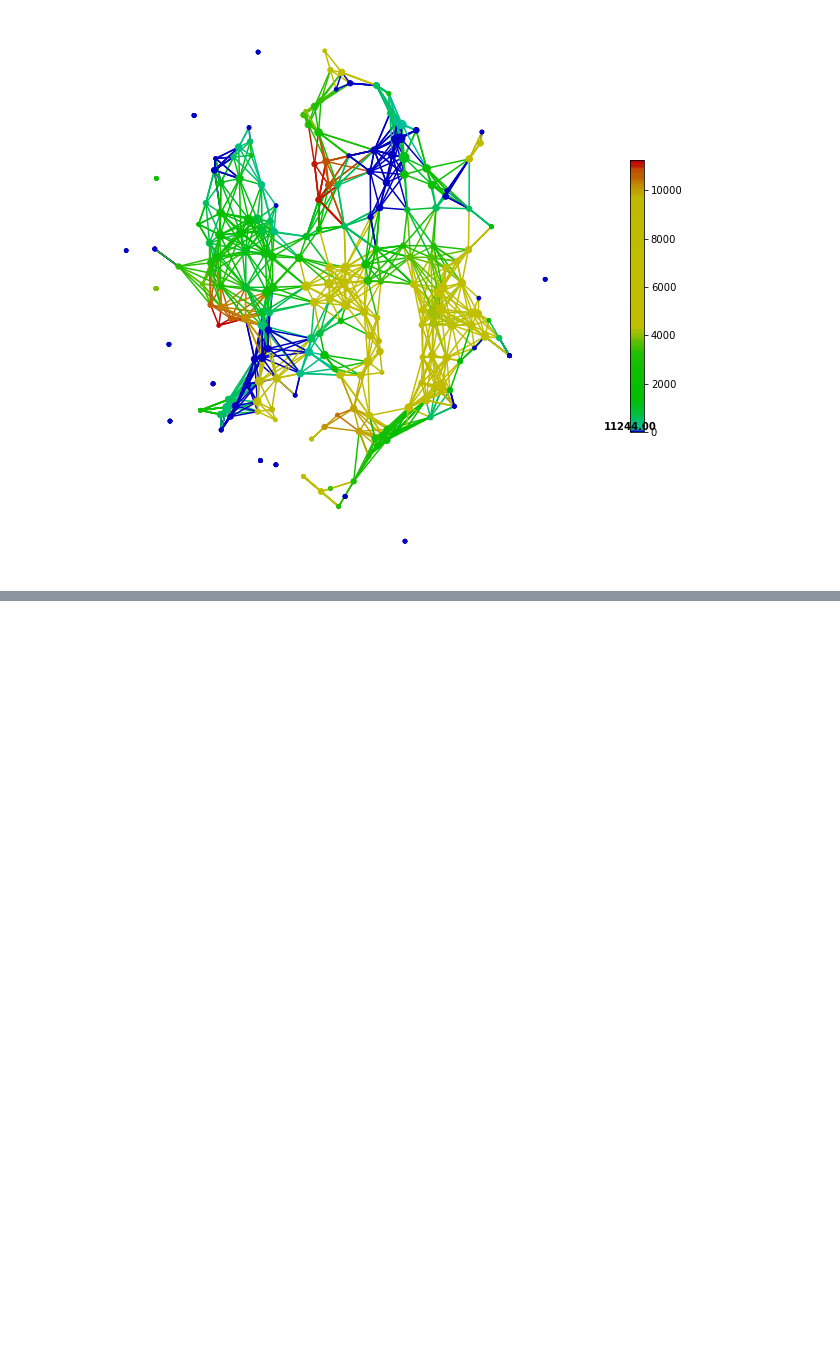
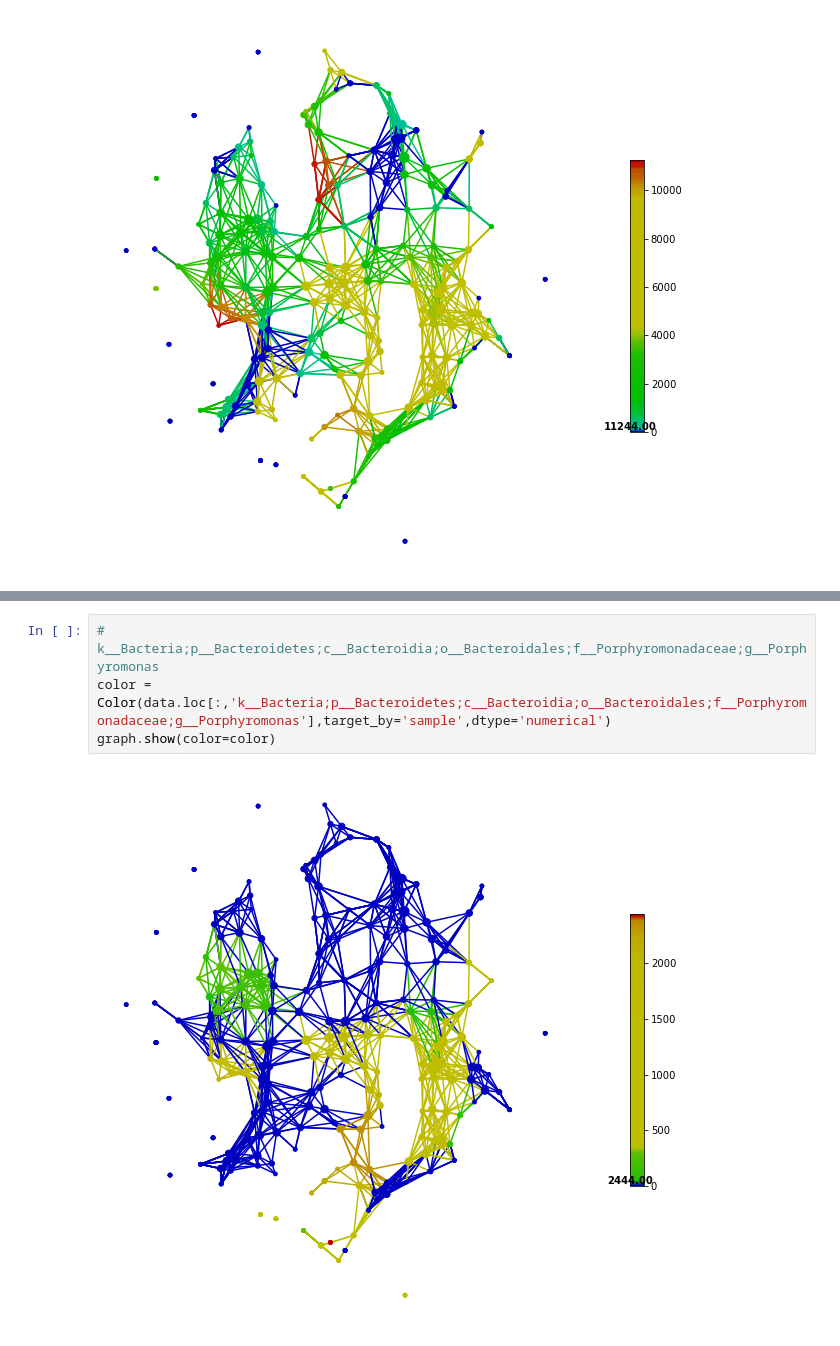
Before and after one commit to clarelamont/Masters-Project, a Jupyter notebook: SAFE.ipynb, the cells around one changed output, grey strips where cells are left out. Saved outputs shown, nothing was run; the diff lists cells and outputs as text; blank space fills up the shorter version.

```diff
--- a/SAFE.ipynb
+++ b/SAFE.ipynb
@@ -156,0 +169,6 @@ plotly.tools.make_subplots is deprecated, please use plotly.subplots.make_subplo
+# %%
+# k__Bacteria;p__Bacteroidetes;c__Bacteroidia;o__Bacteroidales;f__Porphyromonadaceae;g__Porphyromonas
+color = Color(data.loc[:,'k__Bacteria;p__Bacteroidetes;c__Bacteroidia;o__Bacteroidales;f__Porphyromonadaceae;g__Porphyromonas'],target_by='sample',dtype='numerical')
+graph.show(color=color)
+# %% [output]
+[figure, added]
```
Also changed, not shown: parts of 9 cells of this notebook.
